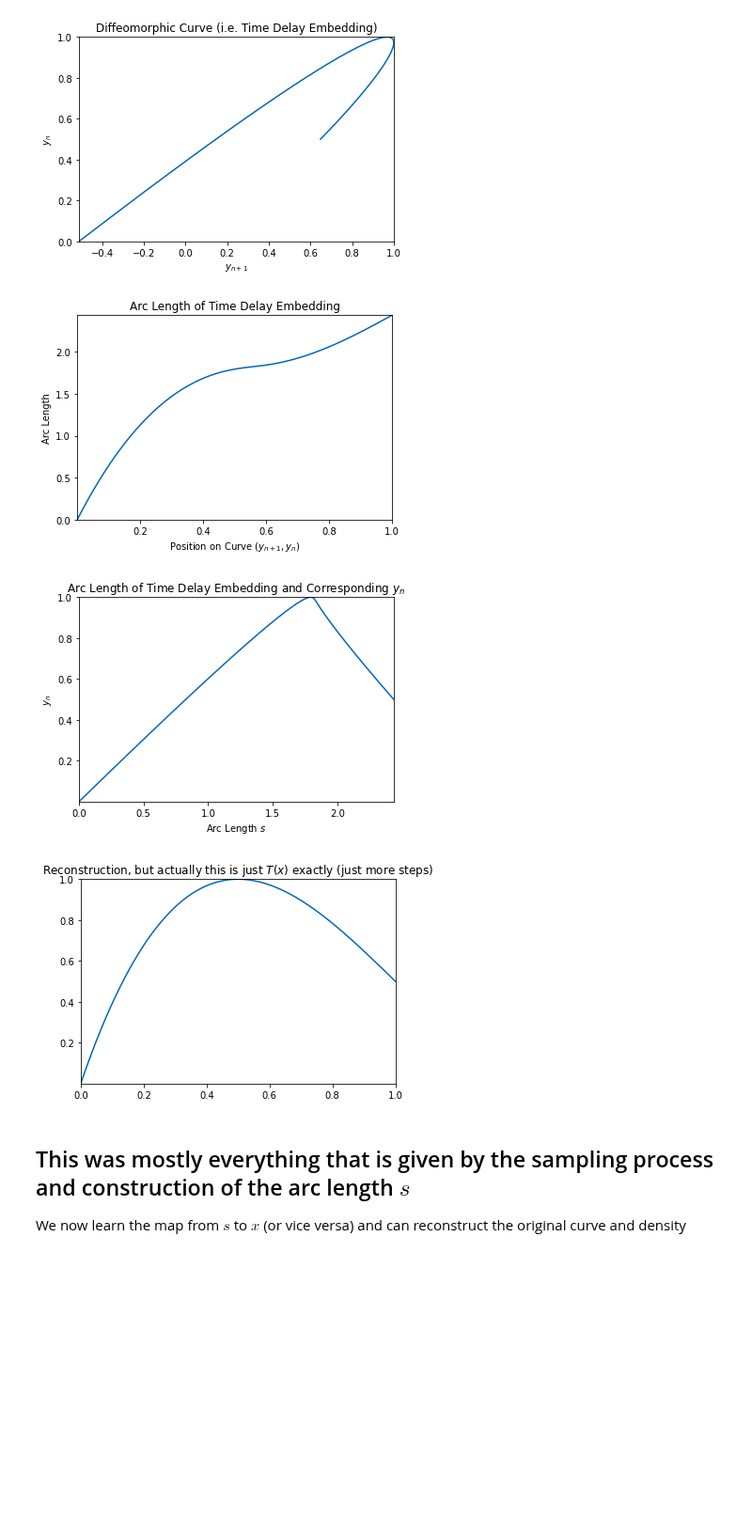
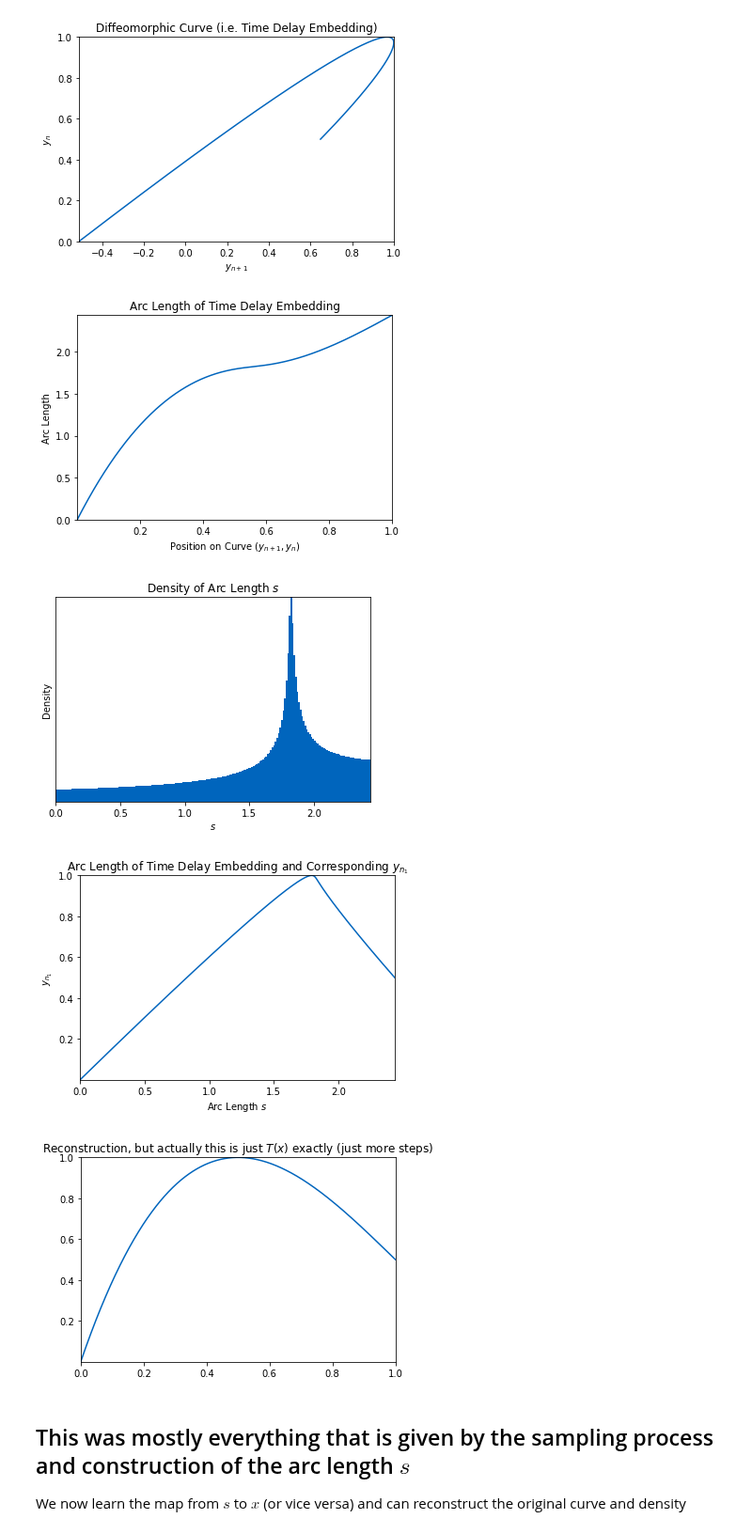
Before and after one commit to plainerman/density-transport, a Jupyter notebook: full_one_dimensional.ipynb, the cells around one changed output. Shown at 94% size. Cells and saved outputs as stored; diff of their text form; code cells hidden in the pictures; blank space fills up the shorter version.

```diff
--- a/full_one_dimensional.ipynb
+++ b/full_one_dimensional.ipynb
@@ -4,7 +4,10 @@
 %load_ext autoreload
 %autoreload 2
 
+bins = 200
+
 import numpy
 import observations.dimensions.one.sampling as observe
+import torch
 
 from defaults.plot import *
@@ -95,36 +110,45 @@ plt.show()
 # %%
 from observations.utils import arclen
 
 alen = arclen([numpy.transpose(ys)[0], numpy.transpose(ys)[1]])
 
 ys_0 = (numpy.transpose(ys)[0])[1:]
 def y_by_s(s):
     #TODO: this could be done via interpolation, but we just search for the first one that is bigger
     return ys_0[numpy.argmax(alen >= s)]
 
 y_by_s_vectorized = numpy.vectorize(lambda x: y_by_s(x))
 
 plt.title("Arc Length of Time Delay Embedding") # linear on 0-1
 plt.plot(numpy.linspace(0, 1, observe.samplesize)[1:], alen)
 plt.xlabel("Position on Curve $(y_{n+1}, y_n)$")
 plt.ylabel("Arc Length")
 plt.savefig("figures/1d/arc-length.pdf", dpi=dpi)
 plt.show()
 
-plt.title("Arc Length of Time Delay Embedding and Corresponding $y_n$")
+plt.title("Density of Arc Length $s$")
+plt.hist(alen, bins=bins+1, density=True, label="Sampled Density of $s$", rasterized=True)
+plt.xlabel("$s$")
+plt.ylabel("Density")
+no_axis(x=True)
+plt.savefig("figures/1d/density-s.pdf", dpi=dpi)
+plt.show()
+
+plt.title("Arc Length of Time Delay Embedding and Corresponding $y_{n_1}$")
 plt.plot(alen, (numpy.transpose(ys)[0])[1:])
 plt.xlabel('Arc Length $s$')
-plt.ylabel('$y_n$')
+plt.ylabel('$y_{n_1}$')
 plt.savefig("figures/1d/y-of-s.pdf", dpi=dpi)
 plt.show()
 
 plt.title("Reconstruction, but actually this is just $T(x)$ exactly (just more steps)") # so we don't really know our x
 plt.plot(numpy.linspace(0, 1, len(alen)), [y_by_s(a) for a in alen])
 plt.show()
 # %% [output]
 [figure]
-[figure, old version]
+[figure, new version]
-[figure, old version]
+[figure, new version]
+[figure, added]
 # %% [markdown]
 ## This was mostly everything that is given by the sampling process and construction of the arc length $s$
 We now learn the map from $s$ to $x$ (or vice versa) and can reconstruct the original curve and density
```
Also changed, not shown: parts of 17 cells of this notebook, 6 other files.
